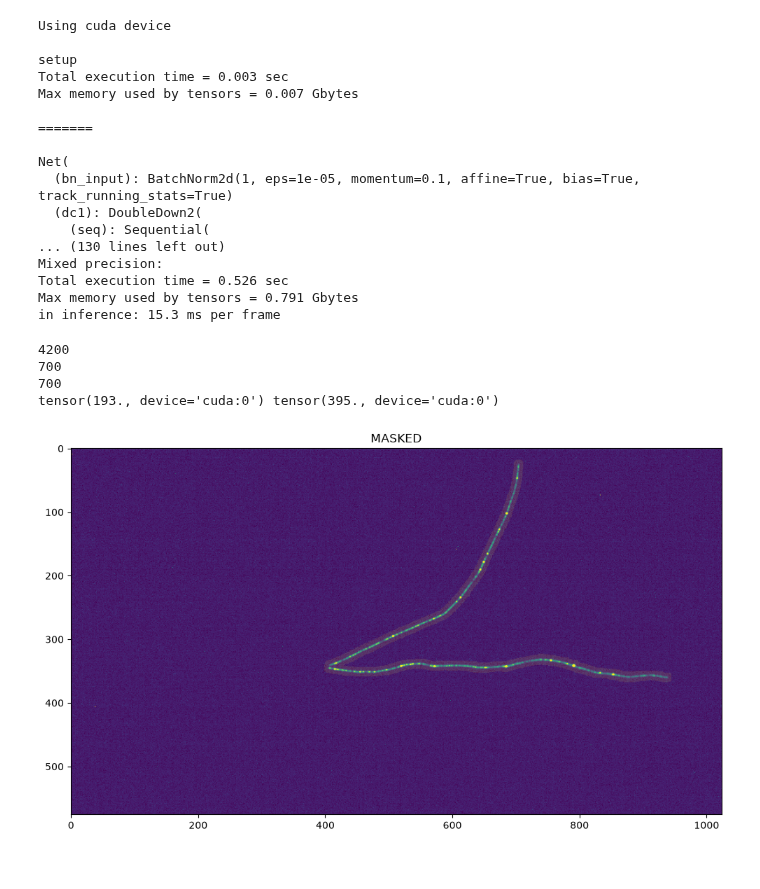
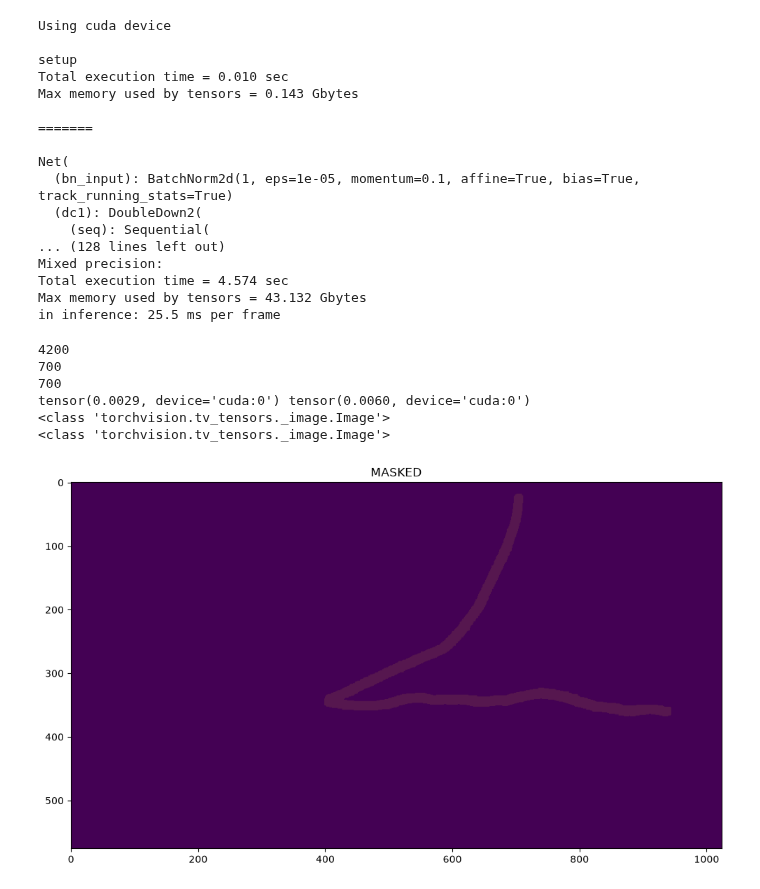
Before and after one commit to FrankJRix/cygnet, a Jupyter notebook: main.ipynb, the cells around one changed output. Saved outputs shown, nothing was run; the diff lists cells and outputs as text; code cells hidden in the pictures.

Commit message:
loss test

```diff
--- a/main.ipynb
+++ b/main.ipynb
@@ -6,7 +6,7 @@ from torch.utils.data import DataLoader
 import torch.nn.functional as F
 from matplotlib import pyplot as plt
 
-test_fixed_precision = False
+use_mixed_precision = False
 
 def test_loss(pred, target):
     return cygnet.focal_loss(pred, target)
@@ -17,7 +17,7 @@ device = torch.accelerator.current_accelerator().type if torch.accelerator.is_av
 print(f"Using {device} device")
 torch.set_default_device(device)
 
-b_size = 1
+b_size = 32
 num_batches = 1
 epochs = 1
 
@@ -34,7 +34,7 @@ cygnet.start_timer()
 
 net = cygnet.Net(32)
 opt = torch.optim.SGD(net.parameters(), lr=0.001)
-scaler = torch.amp.GradScaler("cuda", enabled=True)
+scaler = torch.amp.GradScaler("cuda", enabled=use_mixed_precision)
 
 print(net)
 
@@ -45,7 +45,7 @@ for epoch in range(epochs):
     for input, target in zip(data, targets):
         print(f"batch #{b}")
         b += 1
-        with torch.autocast(device_type=device, dtype=torch.float16, enabled=True):
+        with torch.autocast(device_type=device, dtype=torch.float16, enabled=use_mixed_precision):
             output = net(input)
             loss = test_loss(output, target)
         scaler.scale(loss).backward()
@@ -62,7 +62,7 @@ for _ in range(10):
 torch.cuda.synchronize()
 t0 = time.perf_counter()
 for _ in range(10):
-    with torch.inference_mode(), torch.autocast(device_type=device, dtype=torch.float16, enabled=True):
+    with torch.inference_mode(), torch.autocast(device_type=device, dtype=torch.float16, enabled=use_mixed_precision):
         _ = net(dummy)
 torch.cuda.synchronize()
 tim = (time.perf_counter() - t0) / 10 * 1000
@@ -71,8 +71,8 @@ print(f"in inference: {tim:.1f} ms per frame")
 Using cuda device
 
 setup
-Total execution time = 0.003 sec
-Max memory used by tensors = 0.007 Gbytes
+Total execution time = 0.010 sec
+Max memory used by tensors = 0.143 Gbytes
 
 =======
 
@@ -80,11 +80,11 @@ Net(
   (bn_input): BatchNorm2d(1, eps=1e-05, momentum=0.1, affine=True, bias=True, track_running_stats=True)
   (dc1): DoubleDown2(
     (seq): Sequential(
-... (130 lines left out)
+... (128 lines left out)
 Mixed precision:
-Total execution time = 0.526 sec
-Max memory used by tensors = 0.791 Gbytes
-in inference: 15.3 ms per frame
+Total execution time = 4.574 sec
+Max memory used by tensors = 43.132 Gbytes
+in inference: 25.5 ms per frame
 # %%
 # paths
 train_path = "/home/frx/dataset/image_dataset/train"
@@ -119,71 +119,45 @@ print(len(test_dset))
 image, mask = train_dset[1]
 
 print(image.min(), image.max())
+print(type(mask))
+print(type(image))
 
 cygnet.debug_plot(image.cpu().squeeze(), mask.cpu().squeeze())
+# cygnet.debug_plot(image.cpu().squeeze(), mask.cpu().squeeze())
 
 recompute = False
 summax = []
 summin = []
 if recompute:
 	for ii in range(len(train_dset)):
 		im, _ = train_dset[ii]
 		im = im.cpu()
 		summax.append(im.max())
 		summin.append(im.min())
 
 	summax = np.array(summax)
 	summin = np.array(summin)
 
 	avgmax = summax.sum()/len(train_dset)
 	avgmin = summin.sum()/len(train_dset)
 	absmax = summax.max()
 	absmin = summin.min()
 
 	print(f"avgmax = {avgmax}, absmax = {absmax}")
 	print(f"avgmin = {avgmin}, absmin = {absmin}")
 	# avgmax = 393.4752502441406, absmax = 1097.0
 	# avgmin = 192.07571411132812, absmin = 189.0
 
-
-focal_weight    = 0.5
-tversky_weight  = 0.5
-focal_alpha     = 0.75
-focal_gamma     = 2.0
-tversky_alpha   = 0.3                 # FP weight — low because recall > precision
-tversky_beta    = 0.7                 # FN weight — high to maximise recall
-tversky_gamma   = 0.75
-
-def focal_loss(pred: torch.Tensor, target: torch.Tensor,
-               alpha: float = focal_alpha,
-               gamma: float = focal_gamma) -> torch.Tensor:
-    bce = F.binary_cross_entropy_with_logits(pred, target, reduction='none')
-    pt  = torch.exp(-bce)
-    return (alpha * (1 - pt) ** gamma * bce).mean()
-
-
-def focal_tversky_loss(pred: torch.Tensor, target: torch.Tensor,
-                       alpha: float = tversky_alpha,
-                       beta:  float = tversky_beta,
-                       gamma: float = tversky_gamma,
-                       eps:   float = 1e-6) -> torch.Tensor:
-    prob = torch.sigmoid(pred)
-    tp   = (prob * target).sum(dim=(-2, -1))
-    fp   = (prob * (1 - target)).sum(dim=(-2, -1))
-    fn   = ((1 - prob) * target).sum(dim=(-2, -1))
-    tversky = (tp + eps) / (tp + alpha * fp + beta * fn + eps)
-    return (1 - tversky).pow(gamma).mean()
-
-
 def total_loss(pred: torch.Tensor, target: torch.Tensor) -> torch.Tensor:
-    return (focal_weight   * focal_loss(pred, target) +
-            tversky_weight * focal_tversky_loss(pred, target))
+    return cygnet.focal_loss(pred, target)
 # %% [output]
 4200
 700
 700
-tensor(193., device='cuda:0') tensor(395., device='cuda:0')
+tensor(0.0029, device='cuda:0') tensor(0.0060, device='cuda:0')
+<class 'torchvision.tv_tensors._image.Image'>
+<class 'torchvision.tv_tensors._image.Image'>
-[figure, old version]
+[figure, new version]
 # %%
 train_dloader = DataLoader(train_dset, batch_size=32, shuffle=True, num_workers=0, drop_last=True, generator=torch.Generator(device='cuda'),)
 vali_dloader = DataLoader(vali_dset, batch_size=32, shuffle=True, num_workers=0, drop_last=True, generator=torch.Generator(device='cuda'),)
```
Also changed, not shown: parts of 2 cells of this notebook, 2 other files.
